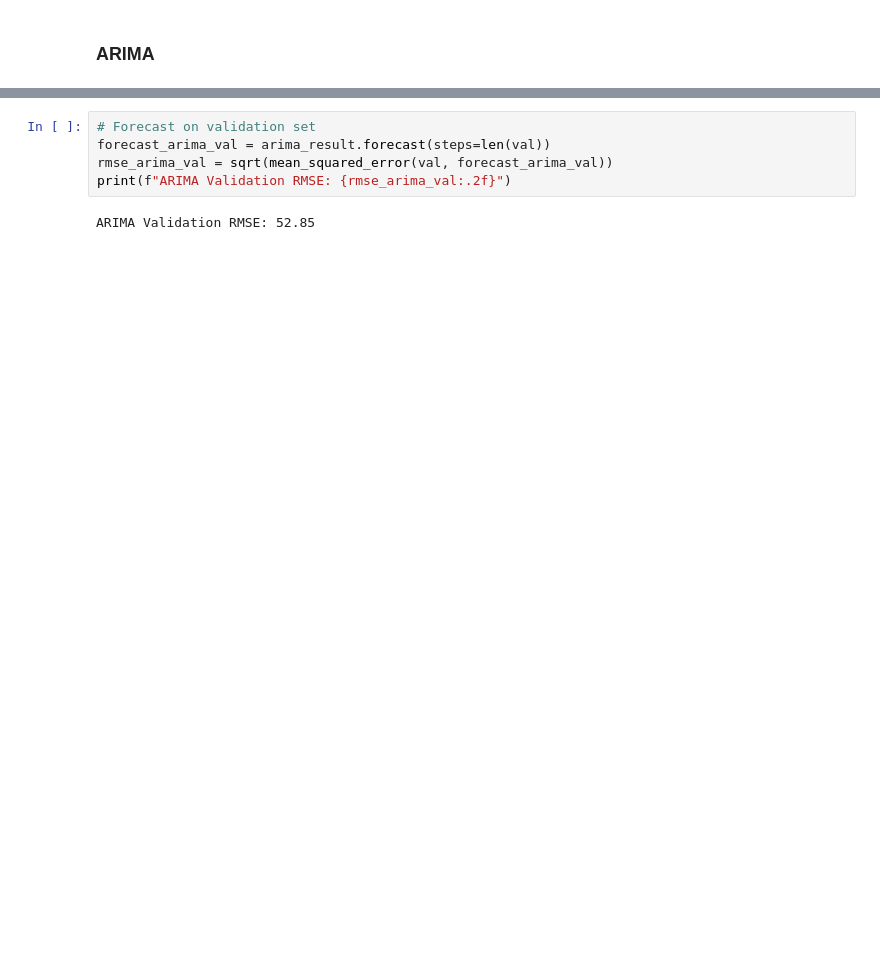
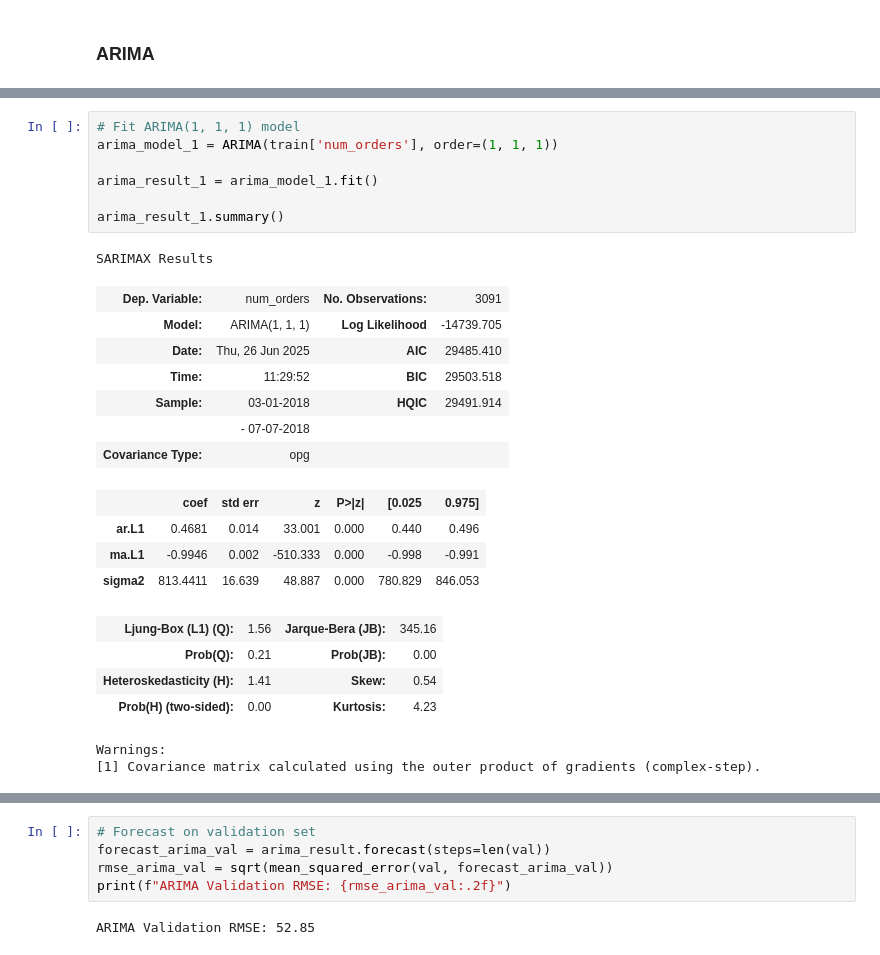
Before and after one commit to SabrinaMcField/Data_Science_Projects-TripleTen-, a Jupyter notebook: project1_time_series/TimeSeriesProject.ipynb, the cells around one changed output, grey strips where cells are left out. Saved outputs shown, nothing was run; the diff lists cells and outputs as text; blank space fills up the shorter version.

```diff
--- a/project1_time_series/TimeSeriesProject.ipynb
+++ b/project1_time_series/TimeSeriesProject.ipynb
@@ -219,0 +225,26 @@ This difference between the actual data and the predictions demonstrates that li
+# %%
+# Fit ARIMA(1, 1, 1) model
+arima_model_1 = ARIMA(train['num_orders'], order=(1, 1, 1))
+
+arima_result_1 = arima_model_1.fit()
+
+arima_result_1.summary()
+# %% [output]
+SARIMAX Results
+| Dep. Variable: | num_orders | No. Observations: | 3091 |
+| Model: | ARIMA(1, 1, 1) | Log Likelihood | -14739.705 |
+| Date: | Thu, 26 Jun 2025 | AIC | 29485.410 |
+| Time: | 11:29:52 | BIC | 29503.518 |
+| Sample: | 03-01-2018 | HQIC | 29491.914 |
+|  | - 07-07-2018 |  |  |
+| Covariance Type: | opg |  |  |
+|  | coef | std err | z | P>|z| | [0.025 | 0.975] |
+| ar.L1 | 0.4681 | 0.014 | 33.001 | 0.000 | 0.440 | 0.496 |
+| ma.L1 | -0.9946 | 0.002 | -510.333 | 0.000 | -0.998 | -0.991 |
+| sigma2 | 813.4411 | 16.639 | 48.887 | 0.000 | 780.829 | 846.053 |
+| Ljung-Box (L1) (Q): | 1.56 | Jarque-Bera (JB): | 345.16 |
+| Prob(Q): | 0.21 | Prob(JB): | 0.00 |
+| Heteroskedasticity (H): | 1.41 | Skew: | 0.54 |
+| Prob(H) (two-sided): | 0.00 | Kurtosis: | 4.23 |
+Warnings:
+[1] Covariance matrix calculated using the outer product of gradients (complex-step).
```
Also changed, not shown: parts of 21 cells of this notebook, 1 other file.
